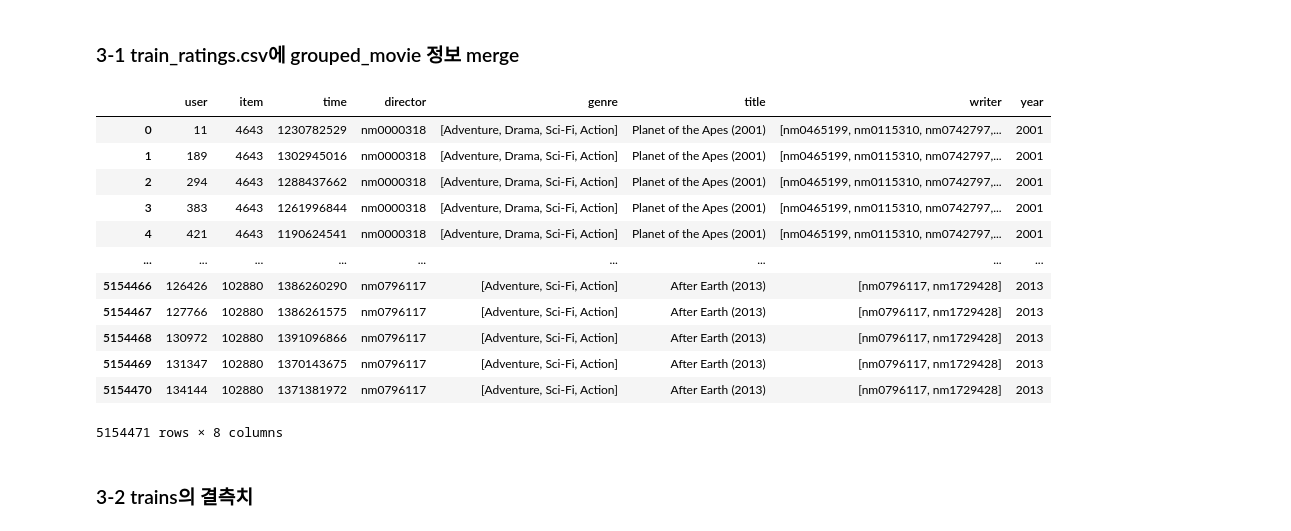
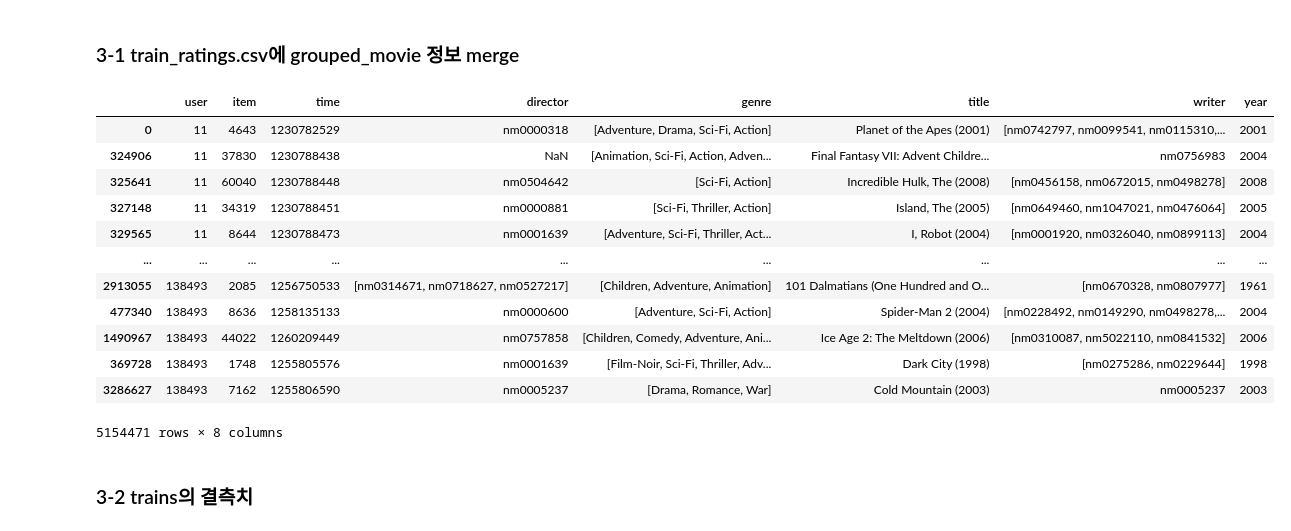
Before and after one commit to boostcampaitech6/level2-movierecommendation-recsys-06, a Jupyter notebook: EDA.ipynb, the cells around one changed output. Cells and saved outputs as stored; diff of their text form; code cells hidden in the pictures.

Commit message:
fix: Fix user_movie ordering by user

```diff
--- a/EDA.ipynb
+++ b/EDA.ipynb
@@ -157,20 +157,21 @@ check_year
 ### 3-1 train_ratings.csv에 grouped_movie 정보 merge
 # %%
 trains = pd.merge(train, grouped_movie, on="item", how="inner")
+trains = trains.sort_values(by="user")
 trains
 # %% [output]
 |  | user | item | time | director | genre | title | writer | year |
-| 0 | 11 | 4643 | 1230782529 | nm0000318 | [Adventure, Drama, Sci-Fi, Action] | Planet of the Apes (2001) | [nm0465199, nm0115310, nm0742797,... | 2001 |
-| 1 | 189 | 4643 | 1302945016 | nm0000318 | [Adventure, Drama, Sci-Fi, Action] | Planet of the Apes (2001) | [nm0465199, nm0115310, nm0742797,... | 2001 |
-| 2 | 294 | 4643 | 1288437662 | nm0000318 | [Adventure, Drama, Sci-Fi, Action] | Planet of the Apes (2001) | [nm0465199, nm0115310, nm0742797,... | 2001 |
-| 3 | 383 | 4643 | 1261996844 | nm0000318 | [Adventure, Drama, Sci-Fi, Action] | Planet of the Apes (2001) | [nm0465199, nm0115310, nm0742797,... | 2001 |
-| 4 | 421 | 4643 | 1190624541 | nm0000318 | [Adventure, Drama, Sci-Fi, Action] | Planet of the Apes (2001) | [nm0465199, nm0115310, nm0742797,... | 2001 |
+| 0 | 11 | 4643 | 1230782529 | nm0000318 | [Adventure, Drama, Sci-Fi, Action] | Planet of the Apes (2001) | [nm0742797, nm0099541, nm0115310,... | 2001 |
+| 324906 | 11 | 37830 | 1230788438 | NaN | [Animation, Sci-Fi, Action, Adven... | Final Fantasy VII: Advent Childre... | nm0756983 | 2004 |
+| 325641 | 11 | 60040 | 1230788448 | nm0504642 | [Sci-Fi, Action] | Incredible Hulk, The (2008) | [nm0456158, nm0672015, nm0498278] | 2008 |
+| 327148 | 11 | 34319 | 1230788451 | nm0000881 | [Sci-Fi, Thriller, Action] | Island, The (2005) | [nm0649460, nm1047021, nm0476064] | 2005 |
+| 329565 | 11 | 8644 | 1230788473 | nm0001639 | [Adventure, Sci-Fi, Thriller, Act... | I, Robot (2004) | [nm0001920, nm0326040, nm0899113] | 2004 |
 | ... | ... | ... | ... | ... | ... | ... | ... | ... |
-| 5154466 | 126426 | 102880 | 1386260290 | nm0796117 | [Adventure, Sci-Fi, Action] | After Earth (2013) | [nm0796117, nm1729428] | 2013 |
-| 5154467 | 127766 | 102880 | 1386261575 | nm0796117 | [Adventure, Sci-Fi, Action] | After Earth (2013) | [nm0796117, nm1729428] | 2013 |
-| 5154468 | 130972 | 102880 | 1391096866 | nm0796117 | [Adventure, Sci-Fi, Action] | After Earth (2013) | [nm0796117, nm1729428] | 2013 |
-| 5154469 | 131347 | 102880 | 1370143675 | nm0796117 | [Adventure, Sci-Fi, Action] | After Earth (2013) | [nm0796117, nm1729428] | 2013 |
-| 5154470 | 134144 | 102880 | 1371381972 | nm0796117 | [Adventure, Sci-Fi, Action] | After Earth (2013) | [nm0796117, nm1729428] | 2013 |
+| 2913055 | 138493 | 2085 | 1256750533 | [nm0314671, nm0718627, nm0527217] | [Children, Adventure, Animation] | 101 Dalmatians (One Hundred and O... | [nm0670328, nm0807977] | 1961 |
+| 477340 | 138493 | 8636 | 1258135133 | nm0000600 | [Adventure, Sci-Fi, Action] | Spider-Man 2 (2004) | [nm0228492, nm0149290, nm0498278,... | 2004 |
+| 1490967 | 138493 | 44022 | 1260209449 | nm0757858 | [Children, Comedy, Adventure, Ani... | Ice Age 2: The Meltdown (2006) | [nm0310087, nm5022110, nm0841532] | 2006 |
+| 369728 | 138493 | 1748 | 1255805576 | nm0001639 | [Film-Noir, Sci-Fi, Thriller, Adv... | Dark City (1998) | [nm0275286, nm0229644] | 1998 |
+| 3286627 | 138493 | 7162 | 1255806590 | nm0005237 | [Drama, Romance, War] | Cold Mountain (2003) | nm0005237 | 2003 |
 5154471 rows × 8 columns
 # %% [markdown]
 ### 3-2 trains의 결측치
```
Also changed, not shown: parts of 5 cells of this notebook.
